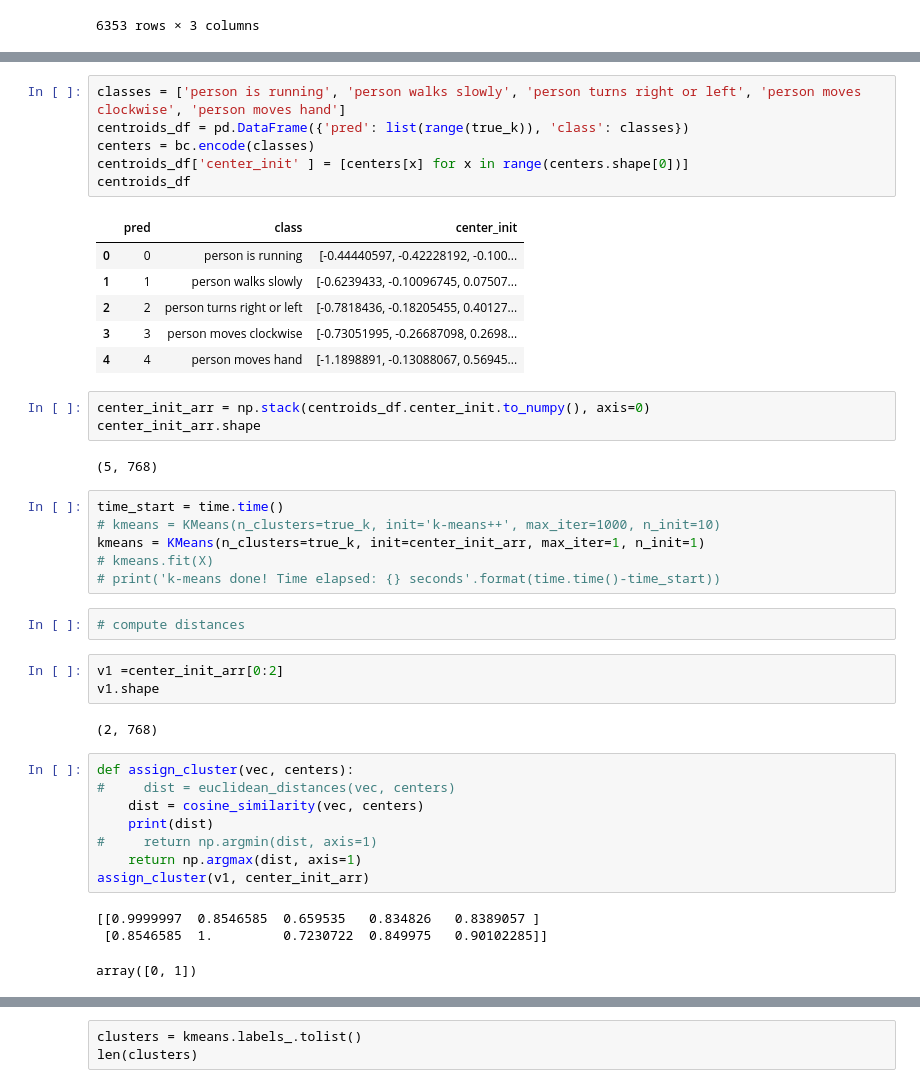
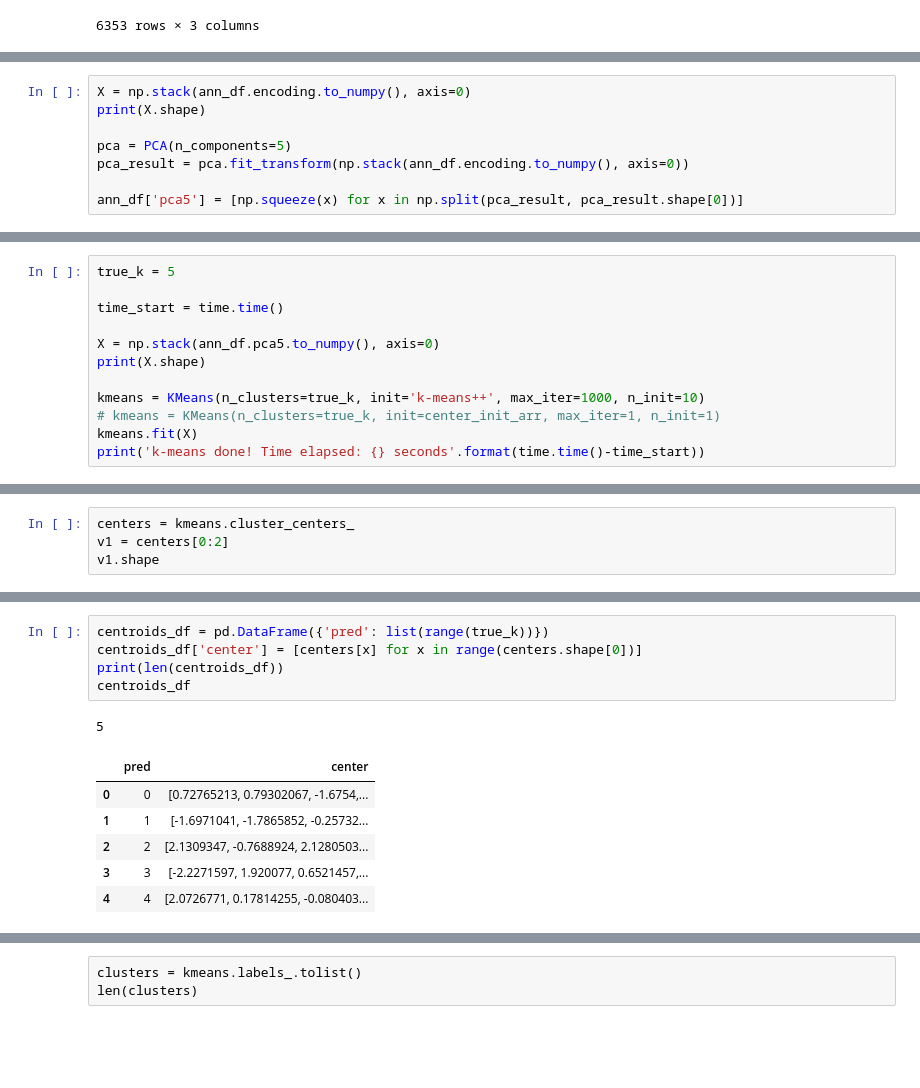
Before and after one commit to wojtekcz/language2motion, a Jupyter notebook: code/dataset_labeling/bert clustering.ipynb, the cells around one changed output, grey strips where cells are left out. Saved outputs shown, nothing was run; the diff lists cells and outputs as text; blank space fills up the shorter version.

```diff
--- a/code/dataset_labeling/bert clustering.ipynb
+++ b/code/dataset_labeling/bert clustering.ipynb
@@ -46,0 +53,8 @@ ann_df
+# %%
+X = np.stack(ann_df.encoding.to_numpy(), axis=0)
+print(X.shape)
+
+pca = PCA(n_components=5)
+pca_result = pca.fit_transform(np.stack(ann_df.encoding.to_numpy(), axis=0))
+
+ann_df['pca5'] = [np.squeeze(x) for x in np.split(pca_result, pca_result.shape[0])]
@@ -57,0 +74,12 @@ true_k = 5
+# %%
+true_k = 5
+
+time_start = time.time()
+
+X = np.stack(ann_df.pca5.to_numpy(), axis=0)
+print(X.shape)
+
+kmeans = KMeans(n_clusters=true_k, init='k-means++', max_iter=1000, n_init=10)
+# kmeans = KMeans(n_clusters=true_k, init=center_init_arr, max_iter=1, n_init=1)
+kmeans.fit(X)
+print('k-means done! Time elapsed: {} seconds'.format(time.time()-time_start))
@@ -57,0 +91,4 @@ true_k = 5
+# %%
+centers = kmeans.cluster_centers_
+v1 = centers[0:2]
+v1.shape
@@ -58,43 +117,13 @@ true_k = 5
 # %%
-classes = ['person is running', 'person walks slowly', 'person turns right or left', 'person moves clockwise', 'person moves hand']
-centroids_df = pd.DataFrame({'pred': list(range(true_k)), 'class': classes})
-centers = bc.encode(classes)
-centroids_df['center_init' ] = [centers[x] for x in range(centers.shape[0])]
+centroids_df = pd.DataFrame({'pred': list(range(true_k))})
+centroids_df['center'] = [centers[x] for x in range(centers.shape[0])]
+print(len(centroids_df))
 centroids_df
 # %% [output]
+5
-|  | pred | class | center_init |
-| 0 | 0 | person is running | [-0.44440597, -0.42228192, -0.100... |
-| 1 | 1 | person walks slowly | [-0.6239433, -0.10096745, 0.07507... |
-| 2 | 2 | person turns right or left | [-0.7818436, -0.18205455, 0.40127... |
-| 3 | 3 | person moves clockwise | [-0.73051995, -0.26687098, 0.2698... |
-| 4 | 4 | person moves hand | [-1.1898891, -0.13088067, 0.56945... |
+|  | pred | center |
+| 0 | 0 | [0.72765213, 0.79302067, -1.6754,... |
+| 1 | 1 | [-1.6971041, -1.7865852, -0.25732... |
+| 2 | 2 | [2.1309347, -0.7688924, 2.1280503... |
+| 3 | 3 | [-2.2271597, 1.920077, 0.6521457,... |
+| 4 | 4 | [2.0726771, 0.17814255, -0.080403... |
-# %%
-center_init_arr = np.stack(centroids_df.center_init.to_numpy(), axis=0)
-center_init_arr.shape
-# %% [output]
-(5, 768)
-# %%
-time_start = time.time()
-# kmeans = KMeans(n_clusters=true_k, init='k-means++', max_iter=1000, n_init=10)
-kmeans = KMeans(n_clusters=true_k, init=center_init_arr, max_iter=1, n_init=1)
-# kmeans.fit(X)
-# print('k-means done! Time elapsed: {} seconds'.format(time.time()-time_start))
-# %%
-# compute distances
-# %%
-v1 =center_init_arr[0:2]
-v1.shape
-# %% [output]
-(2, 768)
-# %%
-def assign_cluster(vec, centers):
-#     dist = euclidean_distances(vec, centers)
-    dist = cosine_similarity(vec, centers)
-    print(dist)
-#     return np.argmin(dist, axis=1)
-    return np.argmax(dist, axis=1)
-assign_cluster(v1, center_init_arr)
-# %% [output]
-[[0.9999997  0.8546585  0.659535   0.834826   0.8389057 ]
- [0.8546585  1.         0.7230722  0.849975   0.90102285]]
-array([0, 1])
```
Also changed, not shown: parts of 51 cells of this notebook, 1 other file.
